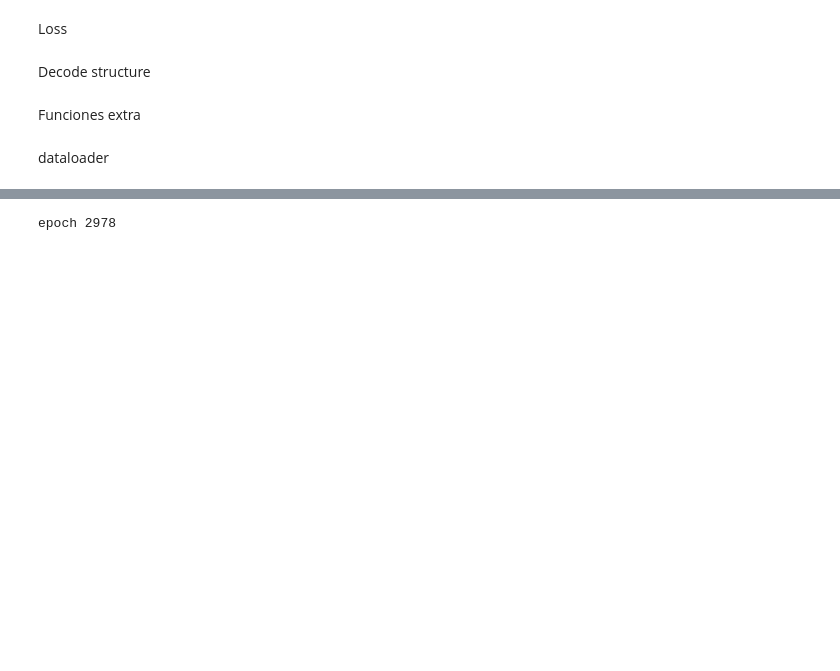
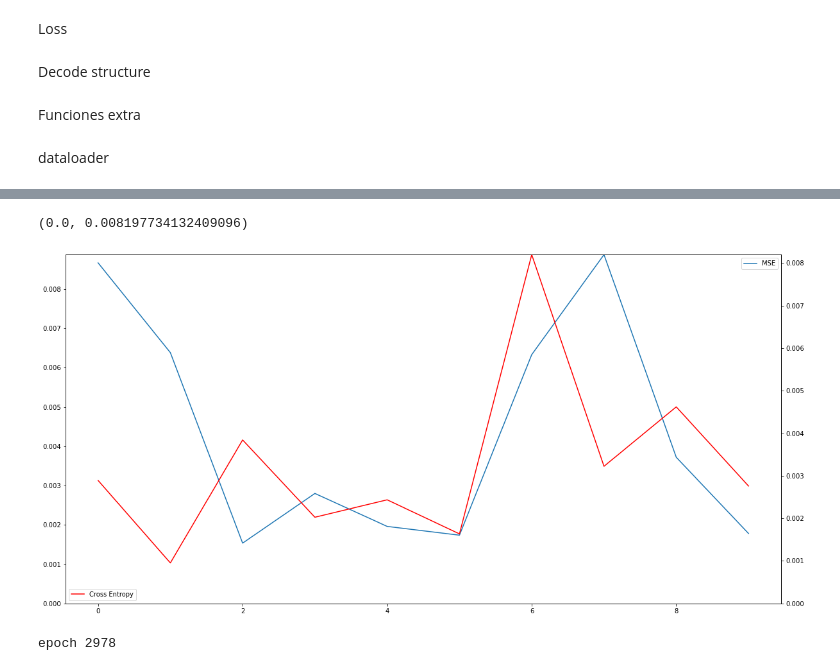
Before and after one commit to PauFeld/Intra, a Jupyter notebook: autoencoder/autoencoder_notebook.ipynb, the cells around one changed output, grey strips where cells are left out. Saved outputs shown, nothing was run; the diff lists cells and outputs as text; code cells hidden in the pictures; blank space fills up the shorter version.

```diff
--- a/autoencoder/autoencoder_notebook.ipynb
+++ b/autoencoder/autoencoder_notebook.ipynb
@@ -871,3 +1214,15 @@ ax2.set_ylim(0, max(ce_avg))
+# %%
+fig, ax = plt.subplots(figsize = (20,10))
+ax.plot(mse_avg, label="MSE")
+ax2 = ax.twinx()
+ax2.plot(ce_avg, color="red", label="Cross Entropy")
+ax.legend(loc=1)
+ax.set_ylim(0, max(mse_avg))
+ax2.legend(loc=3)
+ax2.set_ylim(0, max(ce_avg))
+# %% [output]
+(0.0, 0.008197734132409096)
+[figure, added]
 # %%
 leafencoder = LeafEncoder(hidden_size=32, feature_size=128).to(device)
 nonleafenc = NonLeafEncoder(hidden_size=32, feature_size=128).to(device)
```
Also changed, not shown: parts of 28 cells of this notebook, 4 other files.
